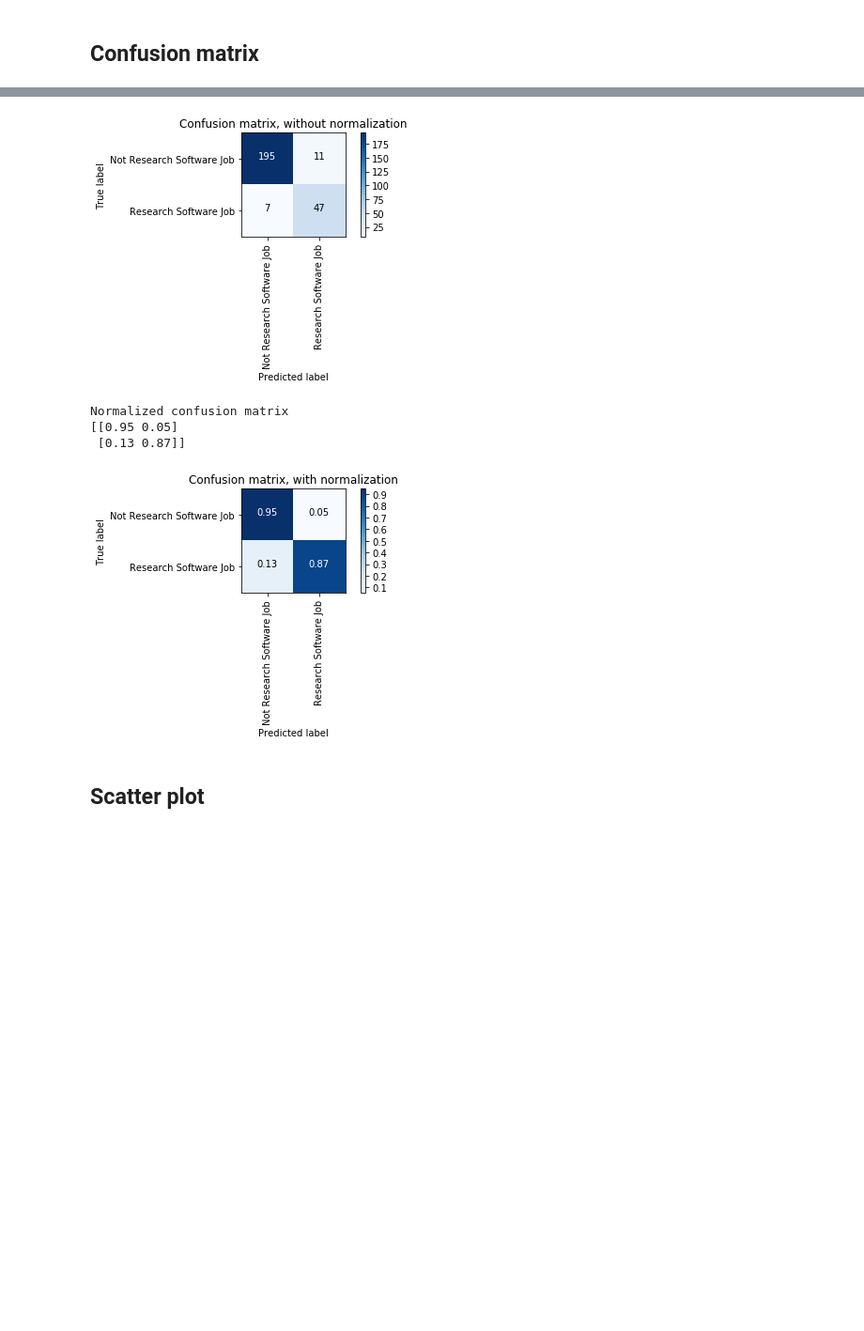
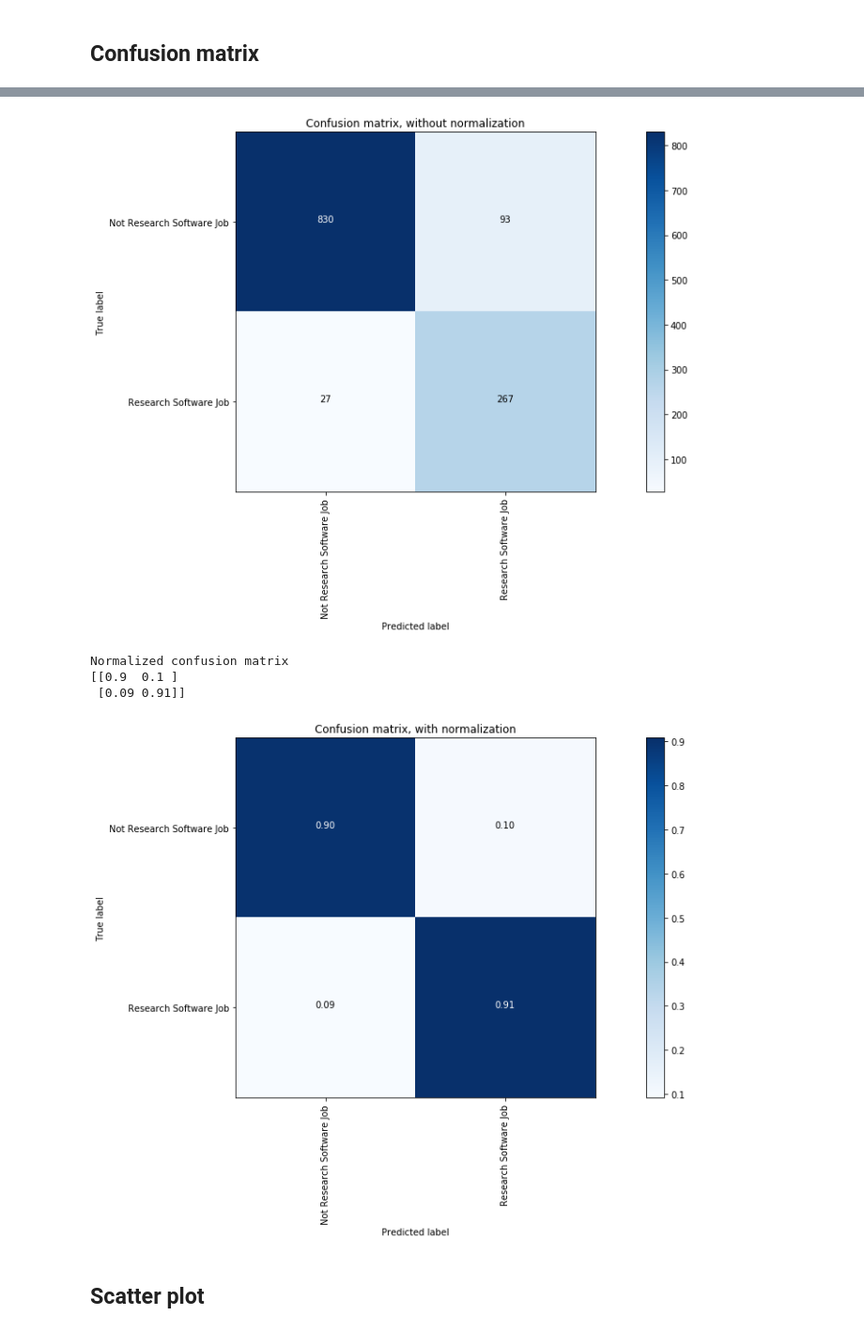
Before and after one commit to softwaresaved/jamie, a Jupyter notebook: jobAnalysis/dataPrediction/prediction_dev.ipynb, the cells around one changed output, grey strips where cells are left out. Shown at 94% size. Saved outputs shown, nothing was run; the diff lists cells and outputs as text; code cells hidden in the pictures; blank space fills up the shorter version.

```diff
--- a/jobAnalysis/dataPrediction/prediction_dev.ipynb
+++ b/jobAnalysis/dataPrediction/prediction_dev.ipynb
@@ -71,6 +101,8 @@ def calculate_score(row):
     elif insufficient == 1:
         if len(list_values) == 1:
             return -0
+        elif len(list_values) == 0:
+            return -10
         else:
             return (-(sum(list_values) / float(len(list_values))))/2
     else:
@@ -79,6 +111,6 @@ def calculate_score(row):
         else:
             return (sum(list_values) / float(len(list_values)))/2
 # %%
-training['agg_tag'] = df.loc[:, ['tags_1', 'tags_2', 'tags_3']].apply(calculate_score, axis=1)
-training['agg_tag'].value_counts()
+df['agg_tag'] = df.loc[:, ['tags_1', 'tags_2', 'tags_3']].apply(calculate_score, axis=1)
+df['agg_tag'].value_counts()
 # %% [output]
@@ -97,7 +130,7 @@ training['agg_tag'].value_counts()
 Name: agg_tag, dtype: int64
 # %%
-training['created_tag'] = training['agg_tag'].apply(lambda x: 1 if abs(x)>=.5 and abs(x) < 10 else 0)
-training['corresponding_tag'] = np.where(training['created_tag'] == training['prediction'], True, False)
+df['created_tag'] = df['agg_tag'].apply(lambda x: 1 if abs(x)>=.5 and abs(x) < 10 else 0)
+df['corresponding_tag'] = np.where(df['created_tag'] == df['prediction'], True, False)
 # %%
 #training[['run_tag', 'tags_1', 'tags_2', 'tags_3', 'agg_tag', 'created_tag', 'prediction', 'prediction_proba', 'corresponding_tag']]
 # %% [markdown]
@@ -146,19 +179,19 @@ def plot_confusion_matrix(cm, classes,
     plt.ylabel('True label')
     plt.xlabel('Predicted label')
 # %%
-y_test = training['created_tag']
-y_pred = training['prediction']
+y_test = df['created_tag']
+y_pred = df['prediction']
 # %%
 cnf_matrix = metrics.confusion_matrix(y_test, y_pred)
 np.set_printoptions(precision=2)
 class_names = ['Not Research Software Job', 'Research Software Job']
 # %%
-plt.figure()
+plt.figure(figsize=(16, 8))
 plot = plot_confusion_matrix(cnf_matrix, classes=class_names,
                       title='Confusion matrix, without normalization', normalize=False)
 plt.show();
 
-plt.figure()
+plt.figure(figsize=(16, 8))
 plot = plot_confusion_matrix(cnf_matrix, classes=class_names,
                       title='Confusion matrix, with normalization', normalize=True)
 plt.show();
@@ -170,8 +203,8 @@ Confusion matrix, without normalization
-[figure, old version]
+[figure, new version]
 Normalized confusion matrix
-[[0.95 0.05]
- [0.13 0.87]]
+[[0.9  0.1 ]
+ [0.09 0.91]]
-[figure, old version]
+[figure, new version]
 # %% [markdown]
 ## Scatter plot
 # %%
```
Also changed, not shown: parts of 22 cells of this notebook, 3 other files.
